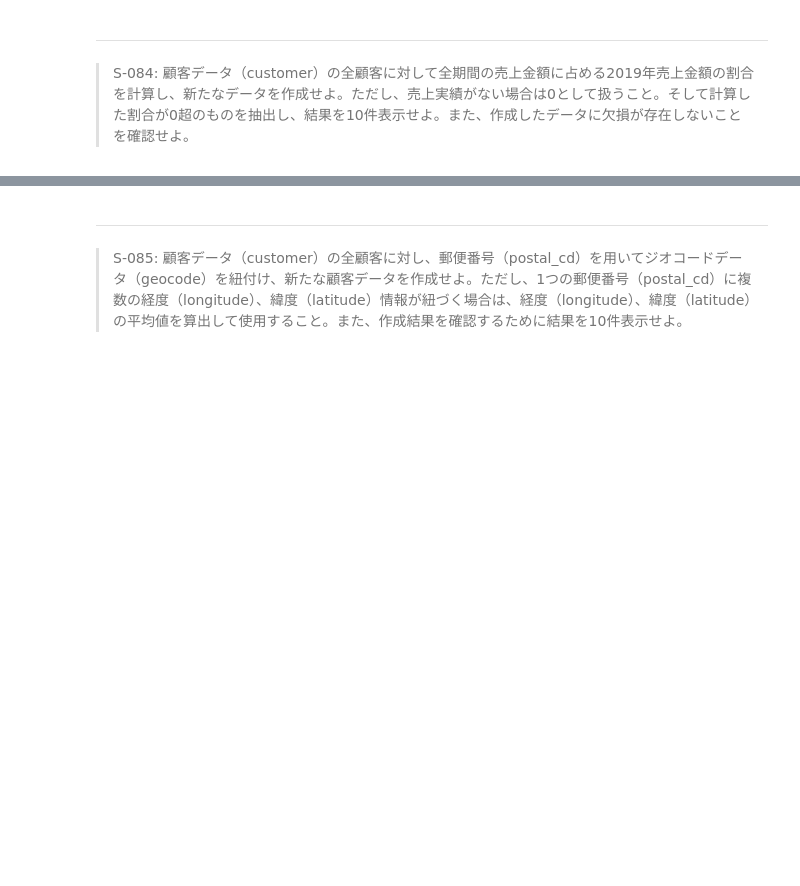
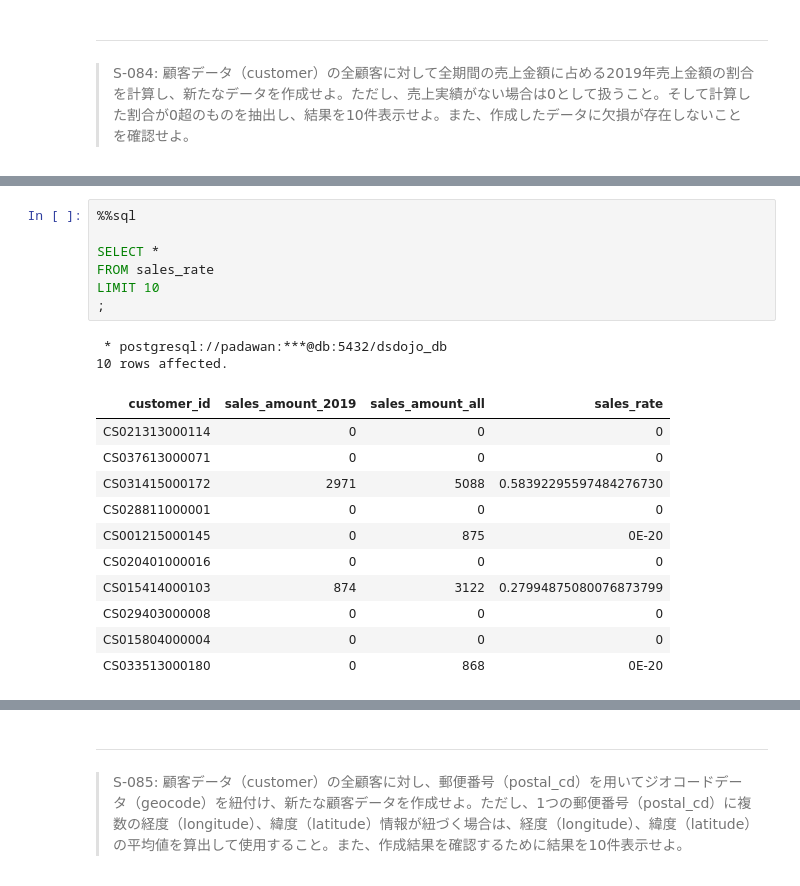
Before and after one commit to KJR020/100knocks-preprocess, a Jupyter notebook: docker/work/preprocess_knock_SQL.ipynb, the cells around one changed output, grey strips where cells are left out. Cells and saved outputs as stored; diff of their text form; blank space fills up the shorter version.

```diff
--- a/docker/work/preprocess_knock_SQL.ipynb
+++ b/docker/work/preprocess_knock_SQL.ipynb
@@ -3029,0 +3076,21 @@ FROM product_4
+# %%
+%%sql
+
+SELECT *
+FROM sales_rate
+LIMIT 10
+;
+# %% [output]
+ * postgresql://padawan:***@db:5432/dsdojo_db
+10 rows affected.
+| customer_id | sales_amount_2019 | sales_amount_all | sales_rate |
+| CS021313000114 | 0 | 0 | 0 |
+| CS037613000071 | 0 | 0 | 0 |
+| CS031415000172 | 2971 | 5088 | 0.58392295597484276730 |
+| CS028811000001 | 0 | 0 | 0 |
+| CS001215000145 | 0 | 875 | 0E-20 |
+| CS020401000016 | 0 | 0 | 0 |
+| CS015414000103 | 874 | 3122 | 0.27994875080076873799 |
+| CS029403000008 | 0 | 0 | 0 |
+| CS015804000004 | 0 | 0 | 0 |
+| CS033513000180 | 0 | 868 | 0E-20 |
```
Also changed, not shown: parts of 6 cells of this notebook, 1 other file.
